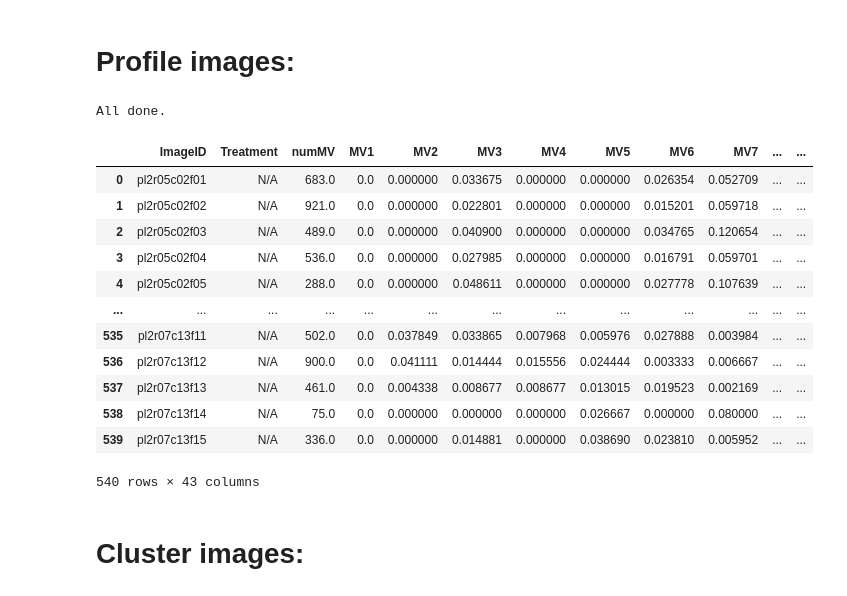
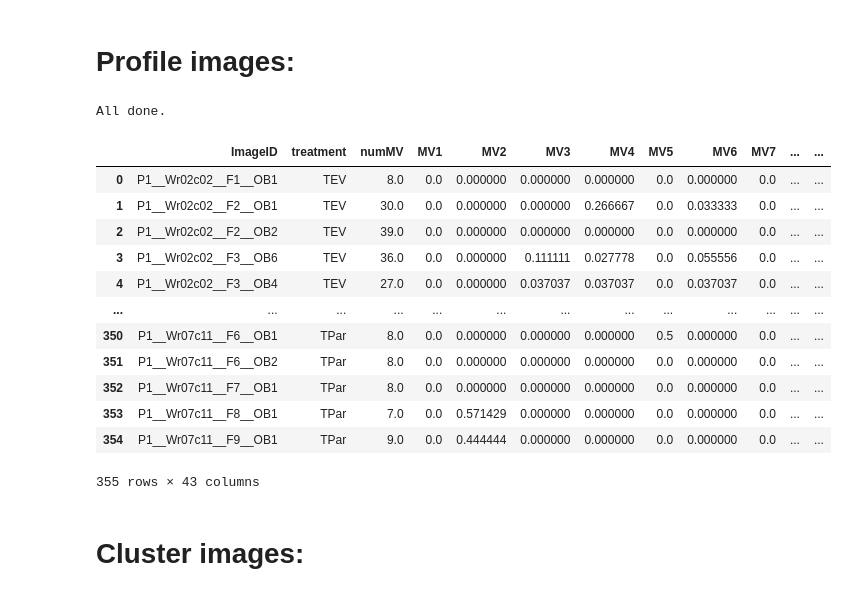
Before and after one commit to teolemay/Phindr3D-python, a Jupyter notebook: phindr3d.ipynb, the cells around one changed output. Cells and saved outputs as stored; diff of their text form; code cells hidden in the pictures.

```diff
--- a/phindr3d.ipynb
+++ b/phindr3d.ipynb
@@ -64,10 +73,10 @@ NOTE:
 -  image names must follow strucuture: (image identification code) + p(z stack number) + ch(channelnumber) + (whatever) + .tiff
 - images in folder also need to have consistent dimensions (constant number of z slices; constant number of channels)
 # %%
-folder_path = r'D:\20210326 - iN_BH3Mimetic_Phindr3D\20210326 - iN_BH3-mimetic_Phindr3D__2021-03-26T07_48_34-Measurement 1\Images' #r'path_to_images'
+folder_path = r'E:\Phindr3D_screenC\screenC\plate1' #r'D:\20210326 - iN_BH3Mimetic_Phindr3D\20210326 - iN_BH3-mimetic_Phindr3D__2021-03-26T07_48_34-Measurement 1\Images' #r'path_to_images'
 
-files, imageIDs, treatmentids, idstreatment = phi.get_files(folder_path, ID_pos='start', ID_mark=None, treat_mark='r', treat_endmark='f', ID_markextra=None, slice_mark='p0', chan_mark='ch')
-
+files, imageIDs, treatmentids, idstreatment = phi.get_files(folder_path, ID_pos='start', ID_mark=None, treat_mark='T', treat_endmark='_', ID_markextra='OB', slice_mark='Z', chan_mark='CH')
+allImageID = imageIDs
 #will be empty list if treat_mark is none.
 param.imageTreatments = idstreatment
 param.treatmentColNameForNormalization = treatmentids
@@ -75,9 +84,10 @@ if len(idstreatment) > 0:
     param.allTreatments = np.array(list(treatmentids.keys()), dtype='object')
 
 #change This parameter below to True to get scaling factors separately for each treatment.
-param.intensityNormPerTreatment = False
+param.intensityNormPerTreatment = True
 
 print('number of images:', len(imageIDs))
+print('Treatments found:')
 print(param.allTreatments)
 #properly calculate number of channels
 #slices in first ID:
@@ -140,9 +172,10 @@ print(param.pixelBinCenters.shape)
 use pixel categories to make some supervoxels! (also cluster super voxels into bins/categories)
 # %%
 # param.showImage = True
-
 param = phi.getSuperVoxelBinCenters(files, allImageID, param)
 print(param.supervoxelBincenters) #15 different supervoxel categories made up of frequencies of 20 different pixel categories
 print(param.supervoxelBincenters.shape)
-param.showImage = False
+
+#analyze bin centers
+#from scipy.spatial.distance
 # %% [output]
@@ -193,35 +229,45 @@ print(param.megaVoxelBincenters.shape)
 # %%
 # to use previously calculated categories, uncomment lines below to specify different location of files
 # to be analyzed: EDIT HERE
+# folder_path =  r'E:\Phindr3D_screenC\screenC\plate2'
 
-# folder_path =  r'E:\Phindr3D_screenC\screenC\plate1'
-
-# files, imageIDs = phi.get_files(folder_path, ID_pos='start', ID_mark=None, ID_markextra='OB\d', slice_mark='_Z', chan_mark='_CH')
+###
+# files, imageIDs, treatmentids, idstreatment = phi.get_files(folder_path, ID_pos='start', ID_mark=None, treat_mark='T', treat_endmark='_', ID_markextra='OB', slice_mark='Z', chan_mark='CH')
+# param.imageTreatments = idstreatment
+# param.treatmentColNameForNormalization = treatmentids
+# if len(idstreatment) > 0:
+#     param.allTreatments = np.array(list(treatmentids.keys()), dtype='object')
+# tmpslices = list(files[imageIDs[0]].keys())
+# param.numChannels = len(files[imageIDs[0]][tmpslices[0]])
+# allImageID = imageIDs
+###
 
 #Set to True to show images in process (will show LARGE number of images): EDIT HERE
 param.showImage = False
 
 #customize output file and location: EDIT HERE
 outputFolder = r''
-outputFileName ='jamesneuron.csv'
+outputFileName ='organoidsplate2.csv'
 
 param, resultIM, resultRaw, df = phi.extractImageLevelTextureFeatures(files, allImageID, param, outputFileName=outputFileName, outputDir=outputFolder)
-df
+
+from IPython.display import display
+display(df)
 # %% [output]
 All done.
-|  | ImageID | Treatment | numMV | MV1 | MV2 | MV3 | MV4 | MV5 | MV6 | MV7 | ... | ... |
-| 0 | pl2r05c02f01 | N/A | 683.0 | 0.0 | 0.000000 | 0.033675 | 0.000000 | 0.000000 | 0.026354 | 0.052709 | ... | ... |
-| 1 | pl2r05c02f02 | N/A | 921.0 | 0.0 | 0.000000 | 0.022801 | 0.000000 | 0.000000 | 0.015201 | 0.059718 | ... | ... |
-| 2 | pl2r05c02f03 | N/A | 489.0 | 0.0 | 0.000000 | 0.040900 | 0.000000 | 0.000000 | 0.034765 | 0.120654 | ... | ... |
-| 3 | pl2r05c02f04 | N/A | 536.0 | 0.0 | 0.000000 | 0.027985 | 0.000000 | 0.000000 | 0.016791 | 0.059701 | ... | ... |
-| 4 | pl2r05c02f05 | N/A | 288.0 | 0.0 | 0.000000 | 0.048611 | 0.000000 | 0.000000 | 0.027778 | 0.107639 | ... | ... |
+|  | ImageID | treatment | numMV | MV1 | MV2 | MV3 | MV4 | MV5 | MV6 | MV7 | ... | ... |
+| 0 | P1__Wr02c02__F1__OB1 | TEV | 8.0 | 0.0 | 0.000000 | 0.000000 | 0.000000 | 0.0 | 0.000000 | 0.0 | ... | ... |
+| 1 | P1__Wr02c02__F2__OB1 | TEV | 30.0 | 0.0 | 0.000000 | 0.000000 | 0.266667 | 0.0 | 0.033333 | 0.0 | ... | ... |
+| 2 | P1__Wr02c02__F2__OB2 | TEV | 39.0 | 0.0 | 0.000000 | 0.000000 | 0.000000 | 0.0 | 0.000000 | 0.0 | ... | ... |
+| 3 | P1__Wr02c02__F3__OB6 | TEV | 36.0 | 0.0 | 0.000000 | 0.111111 | 0.027778 | 0.0 | 0.055556 | 0.0 | ... | ... |
+| 4 | P1__Wr02c02__F3__OB4 | TEV | 27.0 | 0.0 | 0.000000 | 0.037037 | 0.037037 | 0.0 | 0.037037 | 0.0 | ... | ... |
 | ... | ... | ... | ... | ... | ... | ... | ... | ... | ... | ... | ... | ... |
-| 535 | pl2r07c13f11 | N/A | 502.0 | 0.0 | 0.037849 | 0.033865 | 0.007968 | 0.005976 | 0.027888 | 0.003984 | ... | ... |
-| 536 | pl2r07c13f12 | N/A | 900.0 | 0.0 | 0.041111 | 0.014444 | 0.015556 | 0.024444 | 0.003333 | 0.006667 | ... | ... |
-| 537 | pl2r07c13f13 | N/A | 461.0 | 0.0 | 0.004338 | 0.008677 | 0.008677 | 0.013015 | 0.019523 | 0.002169 | ... | ... |
-| 538 | pl2r07c13f14 | N/A | 75.0 | 0.0 | 0.000000 | 0.000000 | 0.000000 | 0.026667 | 0.000000 | 0.080000 | ... | ... |
-| 539 | pl2r07c13f15 | N/A | 336.0 | 0.0 | 0.000000 | 0.014881 | 0.000000 | 0.038690 | 0.023810 | 0.005952 | ... | ... |
+| 350 | P1__Wr07c11__F6__OB1 | TPar | 8.0 | 0.0 | 0.000000 | 0.000000 | 0.000000 | 0.5 | 0.000000 | 0.0 | ... | ... |
+| 351 | P1__Wr07c11__F6__OB2 | TPar | 8.0 | 0.0 | 0.000000 | 0.000000 | 0.000000 | 0.0 | 0.000000 | 0.0 | ... | ... |
+| 352 | P1__Wr07c11__F7__OB1 | TPar | 8.0 | 0.0 | 0.000000 | 0.000000 | 0.000000 | 0.0 | 0.000000 | 0.0 | ... | ... |
+| 353 | P1__Wr07c11__F8__OB1 | TPar | 7.0 | 0.0 | 0.571429 | 0.000000 | 0.000000 | 0.0 | 0.000000 | 0.0 | ... | ... |
+| 354 | P1__Wr07c11__F9__OB1 | TPar | 9.0 | 0.0 | 0.444444 | 0.000000 | 0.000000 | 0.0 | 0.000000 | 0.0 | ... | ... |
-540 rows × 43 columns
+355 rows × 43 columns
 # %%
 import pickle
 with open('paramfile.pkl', 'wb') as f:
```
Also changed, not shown: parts of 8 cells of this notebook.
